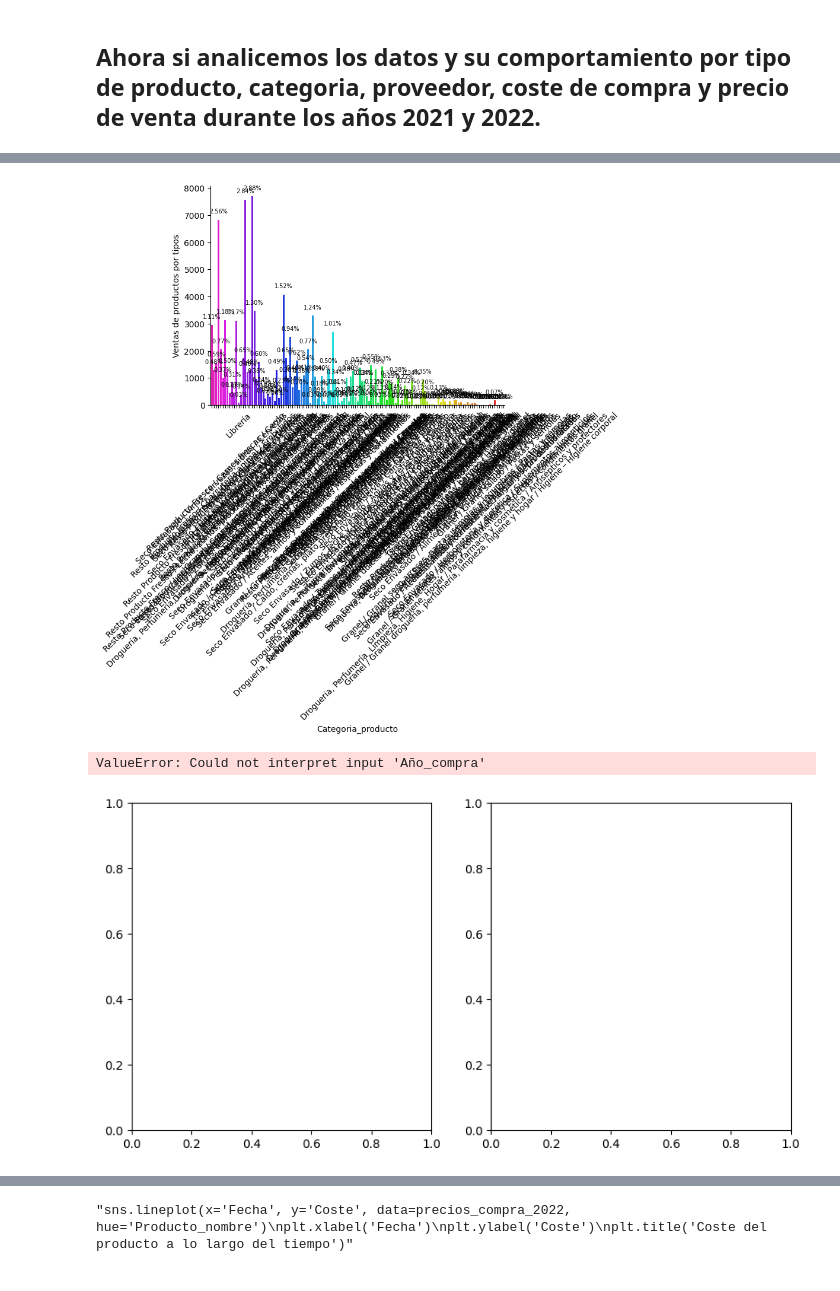
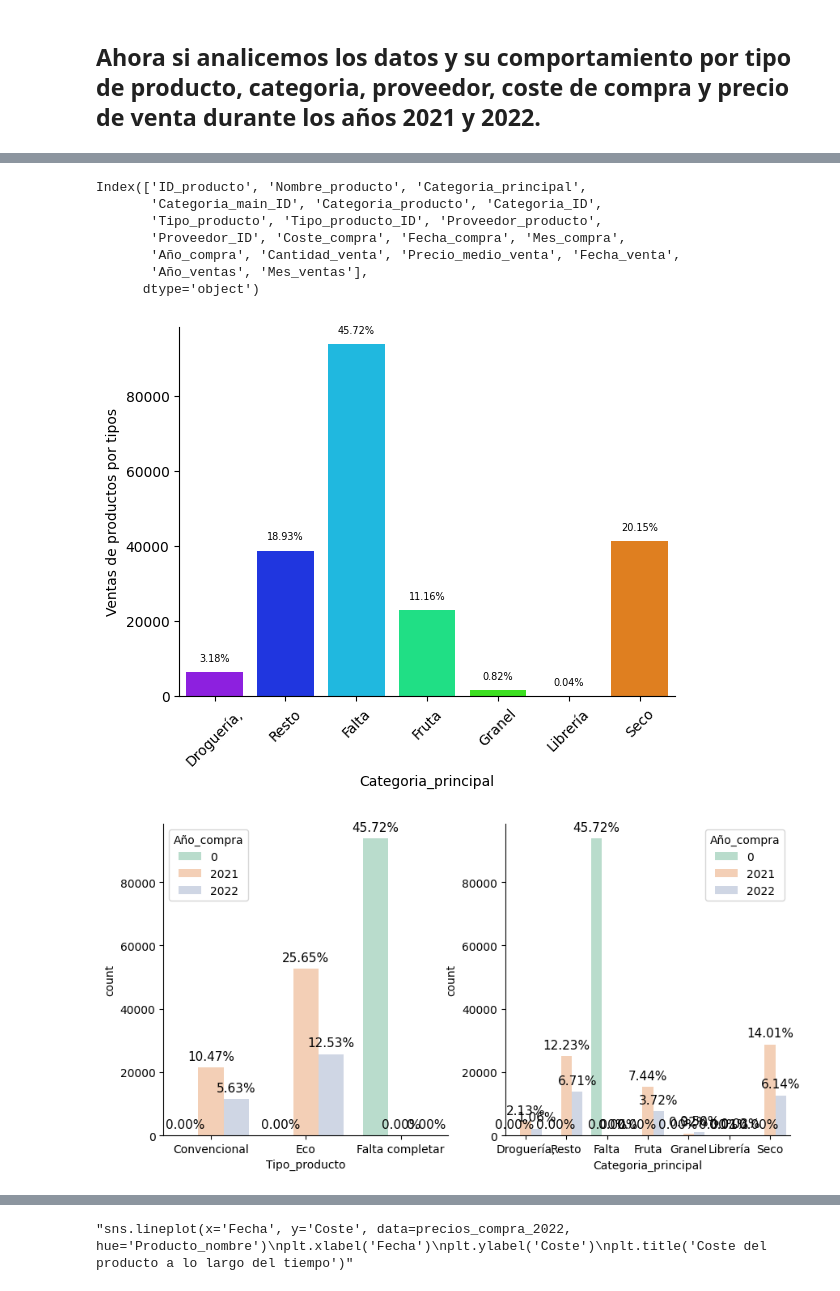
Before and after one commit to Factoria-F5-AI-Bootcamp-1-Edicion/osa_analysis, a Jupyter notebook: EDA_Compras&Ventas_LaOsa.ipynb, the cells around one changed output, grey strips where cells are left out. Cells and saved outputs as stored; diff of their text form; code cells hidden in the pictures.

```diff
--- a/EDA_Compras&Ventas_LaOsa.ipynb
+++ b/EDA_Compras&Ventas_LaOsa.ipynb
@@ -844,0 +904,13 @@ array([  1,   2,   3,   4,   5,   6,   7,   8,   9,  10,  11,  12,  13,
+# %%
+# Obtén una lista con los nombres de las columnas  y el orden que queremos que tengan en el DataFrame
+orden_columnas = ['ID_producto', 'Nombre_producto',
+                  'Categoria_principal', 'Categoria_main_ID',
+                  'Categoria_producto', 'Categoria_ID',
+                  'Tipo_producto', 'Tipo_producto_ID',
+                  'Proveedor_producto', 'Proveedor_ID',
+                 'Coste_compra', 'Fecha_compra','Mes_compra','Año_compra',
+                 'Cantidad_venta','Precio_medio_venta', 'Fecha_venta','Año_ventas', 'Mes_ventas']
+# %%
+# Reorganizamos el DataFrame
+df = df.reindex(columns=orden_columnas)
+df.head(3)
@@ -847,9 +944,9 @@ array([  1,   2,   3,   4,   5,   6,   7,   8,   9,  10,  11,  12,  13,
 # %% [markdown]
 ## Aqui van los graficos que esta haciendo Jonathan --> Nos dividimos esta tarea el y yo ayer martes
 # %%
-df['Fecha_venta'] = pd.to_datetime(df['Fecha_venta'])
+#df['Fecha_venta'] = pd.to_datetime(df['Fecha_venta'])
 # %%
-df['Fecha_compra'] = pd.to_datetime(df['Fecha_compra'])
+#df['Fecha_compra'] = pd.to_datetime(df['Fecha_compra'])
 # %%
 sns.histplot(np.log1p(df['Cantidad_venta']), kde=True)
 # %% [output]
@@ -926,17 +1023,27 @@ plt.show()
+# %%
+df.columns
+# %% [output]
+Index(['ID_producto', 'Nombre_producto', 'Categoria_principal',
+       'Categoria_main_ID', 'Categoria_producto', 'Categoria_ID',
+       'Tipo_producto', 'Tipo_producto_ID', 'Proveedor_producto',
+       'Proveedor_ID', 'Coste_compra', 'Fecha_compra', 'Mes_compra',
+       'Año_compra', 'Cantidad_venta', 'Precio_medio_venta', 'Fecha_venta',
+       'Año_ventas', 'Mes_ventas'],
+      dtype='object')
 # %%
-ax = sns.countplot(x="Categoria_producto",data=df, palette="gist_rainbow_r")
+ax = sns.countplot(x="Categoria_principal",data=df, palette="gist_rainbow_r")
 plt.ylabel("Ventas de productos por tipos")
 ax.spines["top"].set_visible(False)
 ax.spines["right"].set_visible(False)
 for p in ax.patches:
     ax.annotate(f"{p.get_height()*100/df.shape[0]:.2f}%",(p.get_x()+p.get_width()/2,p.get_height()),
                ha="center",va="center",fontsize=7,color="black",rotation=0,xytext=(0,10),textcoords = "offset points")
 plt.xticks(rotation=45)
 plt.show()
 # %% [output]
-[figure, old version]
+[figure, new version]
 # %%
-coveriables=["Tipo_producto","Categoria_producto"]
+coveriables=["Tipo_producto","Categoria_principal"]
 fig,axes=plt.subplots(nrows=1,ncols=2,figsize=(10,5))
 for i,item in enumerate(coveriables):
     plt.subplot(1,2,(i+1))
@@ -947,8 +1054,7 @@ for i,item in enumerate(coveriables):
     annot_plot(ax)
 plt.show()
 # %% [output]
-ValueError: Could not interpret input 'Año_compra'
-[figure, old version]
+[figure, new version]
 # %%
 df.columns
 # %% [output]
```
Also changed, not shown: parts of 67 cells of this notebook, 1 other file.
